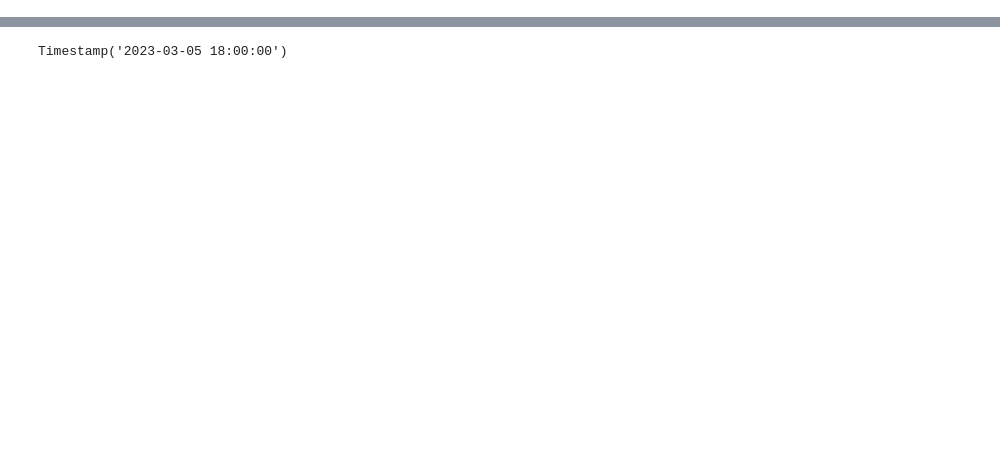
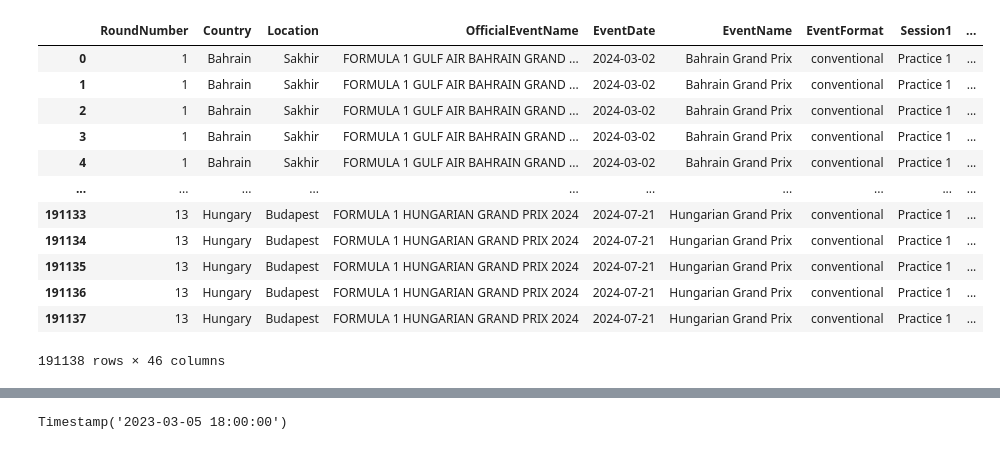
Before and after one commit to caiolacerdamt/f1-project, a Jupyter notebook: predict_win.ipynb, the cells around one changed output, grey strips where cells are left out. Saved outputs shown, nothing was run; the diff lists cells and outputs as text; code cells hidden in the pictures; blank space fills up the shorter version.

```diff
--- a/predict_win.ipynb
+++ b/predict_win.ipynb
@@ -70,3 +72,11 @@ def get_laps_data(year, gp):
     df = df_laps.drop(columns=["Time", "PitOutTime", "PitInTime", "Sector1SessionTime", "Sector2SessionTime", "Sector3SessionTime", "SpeedFL", "SpeedST",
                            "IsPersonalBest", "LapStartTime", "LapStartDate", "TrackStatus", "DeletedReason", "FastF1Generated", "IsAccurate"])
     return df
+# %%
+laps_dataframe = []
+for race in range(1, df1["RoundNumber"].max() + 1):
+    lap = get_laps_data(2023, race)
+    laps_dataframe.append(lap)
+
+
+laps_df_concat = pd.concat(laps_dataframe, axis=0, ignore_index=True)
@@ -72,0 +107,40 @@ def get_laps_data(year, gp):
+# %%
+race_dataframes = []
+laps_dataframe = []
+for race in range(1, past_events["RoundNumber"].max() + 1):
+    df_race = get_race(2024, race)
+    lap = get_laps_data(2024, race)
+
+    if pd.isna(df_race["Position"].iloc[0]):
+        max_lap_number = lap['LapNumber'].max()
+        last_lap = lap[lap["LapNumber"] == max_lap_number]
+        last_positions = last_lap.set_index('DriverNumber')['Position']
+        df_race["Position"] = df_race["DriverNumber"].map(last_positions).fillna(0).astype(int)
+        df_race['IsZero'] = df_race['Position'] == 0
+        df_race = df_race.sort_values(by=['IsZero', 'Position']).reset_index(drop=True)
+        df_race = df_race.drop(columns=['IsZero'])
+
+    race_dataframes.append(df_race)
+    laps_dataframe.append(lap)
+
+df_race_concat = pd.concat(race_dataframes, axis=0, ignore_index=True)
+laps_df_concat = pd.concat(laps_dataframe, axis=0, ignore_index=True)
+
+df_merge_schedule_results = pd.merge(past_events, df_race_concat, on="EventName")
+df_merge_all = pd.merge(df_merge_schedule_results, laps_df_concat, on="DriverNumber")
+# %%
+df_merge_all
+# %% [output]
+|  | RoundNumber | Country | Location | OfficialEventName | EventDate | EventName | EventFormat | Session1 | ... |
+| 0 | 1 | Bahrain | Sakhir | FORMULA 1 GULF AIR BAHRAIN GRAND ... | 2024-03-02 | Bahrain Grand Prix | conventional | Practice 1 | ... |
+| 1 | 1 | Bahrain | Sakhir | FORMULA 1 GULF AIR BAHRAIN GRAND ... | 2024-03-02 | Bahrain Grand Prix | conventional | Practice 1 | ... |
+| 2 | 1 | Bahrain | Sakhir | FORMULA 1 GULF AIR BAHRAIN GRAND ... | 2024-03-02 | Bahrain Grand Prix | conventional | Practice 1 | ... |
+| 3 | 1 | Bahrain | Sakhir | FORMULA 1 GULF AIR BAHRAIN GRAND ... | 2024-03-02 | Bahrain Grand Prix | conventional | Practice 1 | ... |
+| 4 | 1 | Bahrain | Sakhir | FORMULA 1 GULF AIR BAHRAIN GRAND ... | 2024-03-02 | Bahrain Grand Prix | conventional | Practice 1 | ... |
+| ... | ... | ... | ... | ... | ... | ... | ... | ... | ... |
+| 191133 | 13 | Hungary | Budapest | FORMULA 1 HUNGARIAN GRAND PRIX 2024 | 2024-07-21 | Hungarian Grand Prix | conventional | Practice 1 | ... |
+| 191134 | 13 | Hungary | Budapest | FORMULA 1 HUNGARIAN GRAND PRIX 2024 | 2024-07-21 | Hungarian Grand Prix | conventional | Practice 1 | ... |
+| 191135 | 13 | Hungary | Budapest | FORMULA 1 HUNGARIAN GRAND PRIX 2024 | 2024-07-21 | Hungarian Grand Prix | conventional | Practice 1 | ... |
+| 191136 | 13 | Hungary | Budapest | FORMULA 1 HUNGARIAN GRAND PRIX 2024 | 2024-07-21 | Hungarian Grand Prix | conventional | Practice 1 | ... |
+| 191137 | 13 | Hungary | Budapest | FORMULA 1 HUNGARIAN GRAND PRIX 2024 | 2024-07-21 | Hungarian Grand Prix | conventional | Practice 1 | ... |
+191138 rows × 46 columns
```
Also changed, not shown: parts of 37 cells of this notebook, 2 other files.
